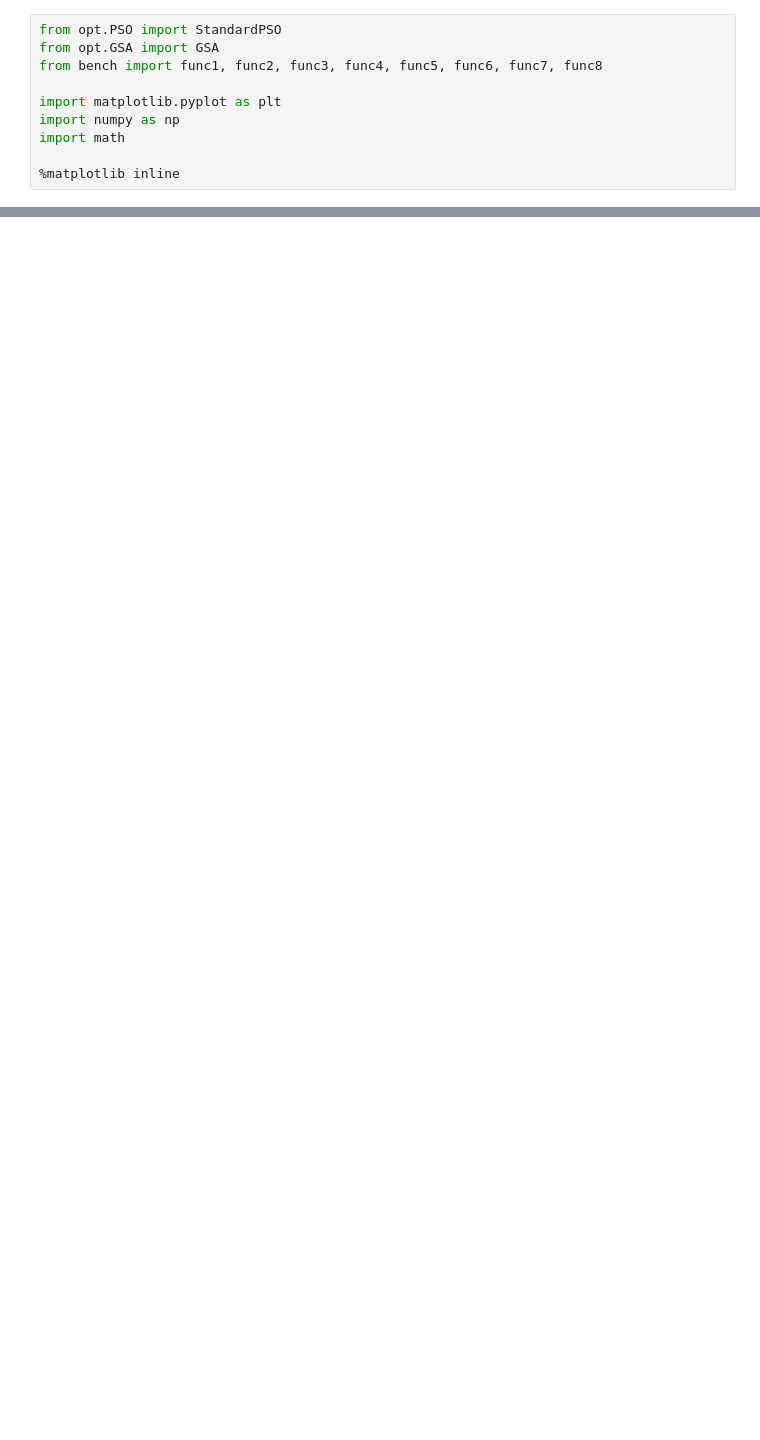
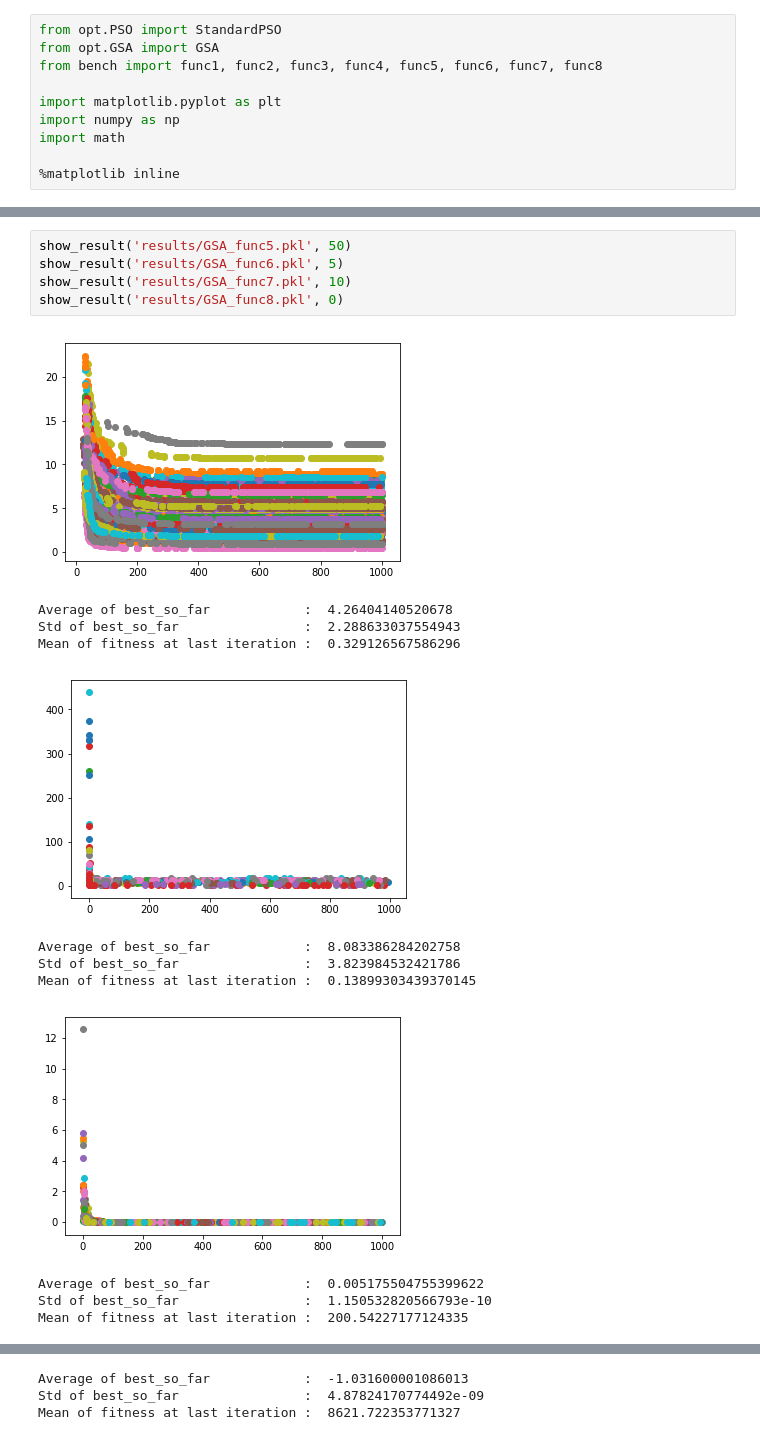
Before and after one commit to st9007a/optimizer, a Jupyter notebook: plot.ipynb, the cells around one changed output, grey strips where cells are left out. Saved outputs shown, nothing was run; the diff lists cells and outputs as text; blank space fills up the shorter version.

```diff
--- a/plot.ipynb
+++ b/plot.ipynb
@@ -97,0 +121,18 @@ Mean of fitness at last iteration :  6.041117591908607
+# %%
+show_result('results/GSA_func5.pkl', 50)
+show_result('results/GSA_func6.pkl', 5)
+show_result('results/GSA_func7.pkl', 10)
+show_result('results/GSA_func8.pkl', 0)
+# %% [output]
+[figure, added]
+Average of best_so_far            :  4.26404140520678
+Std of best_so_far                :  2.288633037554943
+Mean of fitness at last iteration :  0.329126567586296
+[figure, added]
+Average of best_so_far            :  8.083386284202758
+Std of best_so_far                :  3.823984532421786
+Mean of fitness at last iteration :  0.13899303439370145
+[figure, added]
+Average of best_so_far            :  0.005175504755399622
+Std of best_so_far                :  1.150532820566793e-10
+Mean of fitness at last iteration :  200.54227177124335
@@ -97,0 +140,3 @@ Mean of fitness at last iteration :  6.041117591908607
+Average of best_so_far            :  -1.031600001086013
+Std of best_so_far                :  4.87824170774492e-09
+Mean of fitness at last iteration :  8621.722353771327
```
Also changed, not shown: parts of 14 cells of this notebook, 1 other file.
